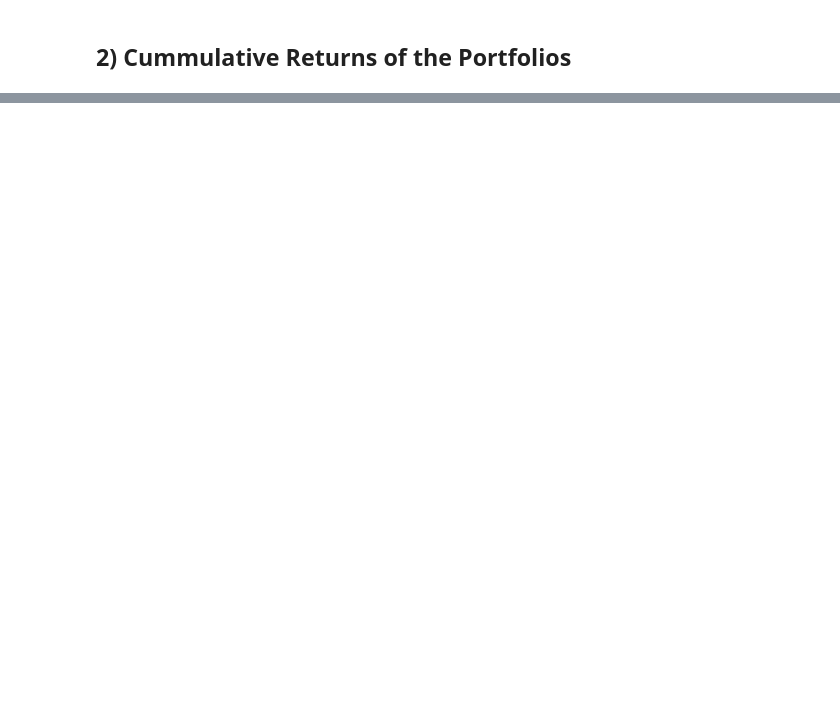
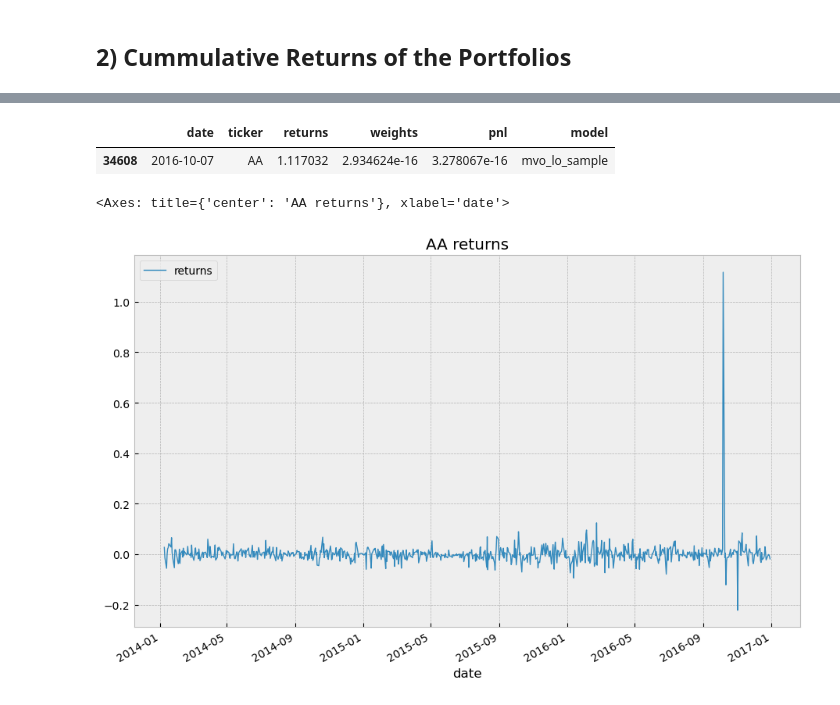
Before and after one commit to dcuoliveira/graph-portfolio-opt, a Jupyter notebook: src/results_debug.ipynb, the cells around one changed output, grey strips where cells are left out. Drawn from its saved outputs; the diff is of its cells as text; code cells hidden in the pictures; blank space fills up the shorter version.

```diff
--- a/src/results_debug.ipynb
+++ b/src/results_debug.ipynb
@@ -108,0 +87,4 @@ plt.show()
+# %%
+check_name = "mvo_lo_sample"
+
+all_summary_df.loc[all_summary_df["model"] == check_name, ["returns", "weights", "pnl"]].describe()
@@ -108,0 +101,16 @@ plt.show()
+# %%
+all_summary_df.loc[all_summary_df["returns"] >= 1.11]
+# %% [output]
+|  | date | ticker | returns | weights | pnl | model |
+| 34608 | 2016-10-07 | AA | 1.117032 | 2.934624e-16 | 3.278067e-16 | mvo_lo_sample |
+# %%
+stock_name = "AA"
+
+check_stock_df = all_summary_df.loc[(all_summary_df["model"] == check_name)&(all_summary_df["ticker"] == stock_name)][["date", "returns"]]
+check_stock_df["date"] = pd.to_datetime(check_stock_df["date"])
+check_stock_df.set_index("date", inplace=True)
+
+check_stock_df.plot(figsize=(11, 7), title="{} returns".format(stock_name))
+# %% [output]
+<Axes: title={'center': 'AA returns'}, xlabel='date'>
+[figure, added]
```
Also changed, not shown: parts of 8 cells of this notebook.
